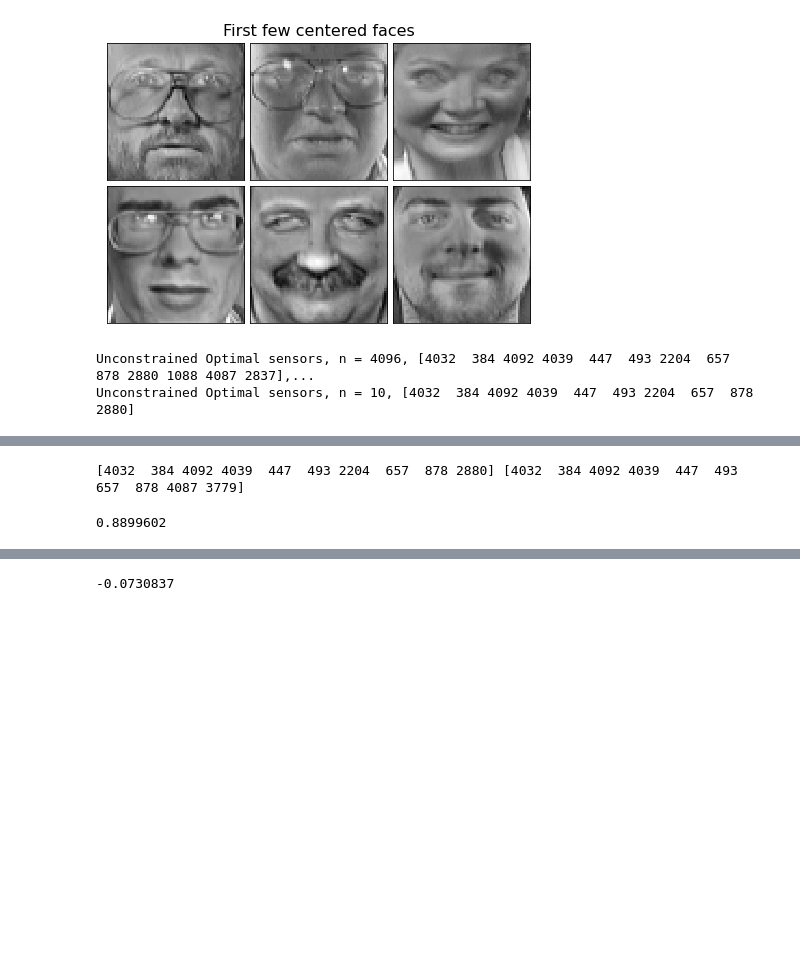
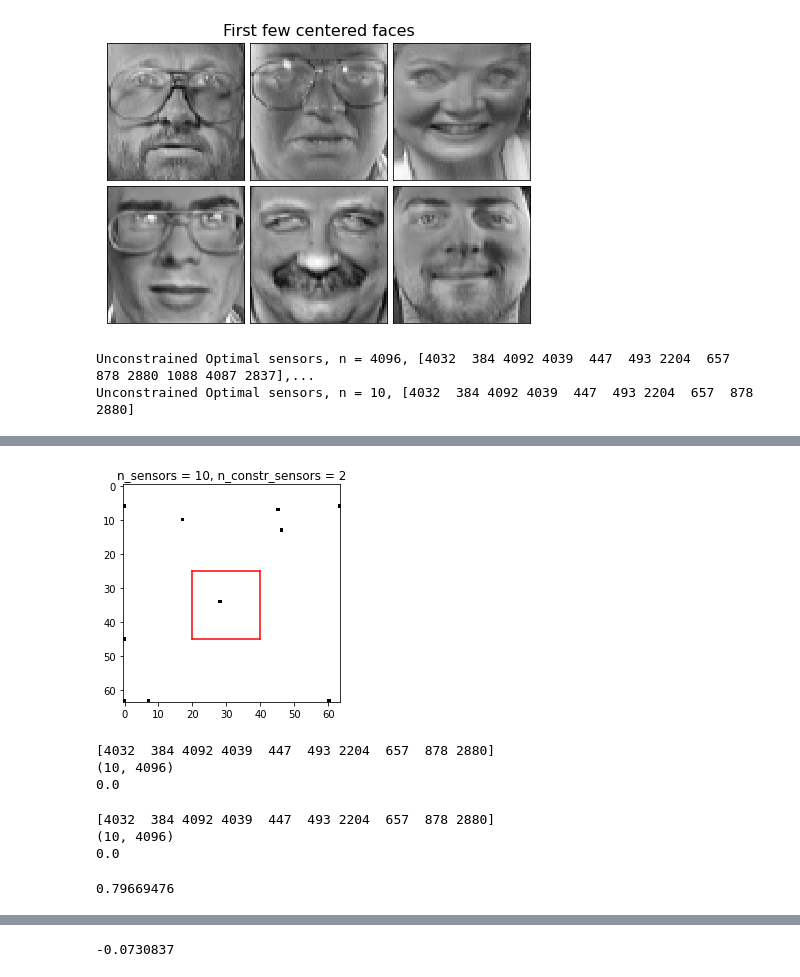
Before and after one commit to dynamicslab/pysensors, a Jupyter notebook: examples/region_optimal.ipynb, the cells around one changed output, grey strips where cells are left out. Saved outputs shown, nothing was run; the diff lists cells and outputs as text; code cells hidden in the pictures; blank space fills up the shorter version.

Commit message:
Adding different cases in f_region

```diff
--- a/examples/region_optimal.ipynb
+++ b/examples/region_optimal.ipynb
@@ -52,7 +52,7 @@ plot_gallery("First few centered faces", X[:n_components])
 # %%
 #Find all sensor locations using built in QR optimizer
 max_const_sensors = 230
-n_const_sensors = 0
+n_const_sensors = 2
 n_sensors = 10
 optimizer  = ps.optimizers.QR()
 model = ps.SSPOR(optimizer=optimizer, n_sensors=n_sensors)
@@ -167,7 +167,7 @@ class AQR(QR):
             r = R[j:, j:]
             # Norm of each column
             dlens = np.sqrt(np.sum(np.abs(r) ** 2, axis=0))
-            dlens_updated = f_region_optimal(self.constrainedIndices,dlens,p,j, self.nConstrainedSensors,self.all_sensorloc,self.nSensors) #Handling constrained region sensor placement problem
+            dlens_updated = f_region_updated(self.constrainedIndices,dlens,p,j, self.nConstrainedSensors,self.all_sensorloc,self.nSensors) #Handling constrained region sensor placement problem
 
             # Choose pivot
             i_piv = np.argmax(dlens_updated)
@@ -226,25 +271,48 @@ print(top_sensors)
 # %%
 ## TODO: this can be done using ravel and unravel more elegantly
 img = np.zeros(n_features)
 img[top_sensors] = 16
-img[top_sensors0] = 5
 plt.plot([xmin,xmin],[ymin,ymax],'r')
 plt.plot([xmin,xmax],[ymax,ymax],'r')
 plt.plot([xmax,xmax],[ymin,ymax],'r')
 plt.plot([xmin,xmax],[ymin,ymin],'r')
 plt.imshow(img.reshape(image_shape),cmap=plt.cm.binary)
 plt.title('n_sensors = {}, n_constr_sensors = {}'.format(n_sensors,n_const_sensors))
 plt.show()
+# %% [output]
+[figure, added]
-# %%
-print(top_sensors0,top_sensors)
-# %% [output]
-[4032  384 4092 4039  447  493 2204  657  878 2880] [4032  384 4092 4039  447  493  657  878 4087 3779]
+# %%
+print(top_sensors0)
+c = np.zeros([len(top_sensors0),n_features])
+print(c.shape)
+for i in range(len(top_sensors0)):
+    c[i,top_sensors0[i]] = 1
+phi = model.basis_matrix_
+optimality = np.linalg.det((c@phi).T @ (c@phi))
+print(optimality)
+# %% [output]
+[4032  384 4092 4039  447  493 2204  657  878 2880]
+(10, 4096)
+0.0
+# %%
+print(top_sensors)
+c1 = np.zeros([len(top_sensors),n_features])
+print(c1.shape)
+for i in range(len(top_sensors)):
+    c1[i,top_sensors[i]] = 1
+phi1 = model1.basis_matrix_
+optimality1 = np.linalg.det((c1@phi1).T @ (c1@phi1))
+print(optimality1)
+# %% [output]
+[4032  384 4092 4039  447  493 2204  657  878 2880]
+(10, 4096)
+0.0
 # %%
 test_sensors = [4032, 384, 4092, 4039, 447, 493, 657, 878, 2880, 1088]
 # %%
 np.linalg.norm((X - model1.predict(X[:,top_sensors0])))/np.linalg.norm(X)
 # %% [output]
-0.8899602
+0.79669476
 # %%
 np.linalg.norm((X - model1.predict(X[:,top_sensors])))/np.linalg.norm(X)
 # %% [output]
```
Also changed, not shown: parts of 6 cells of this notebook, 1 other file.
